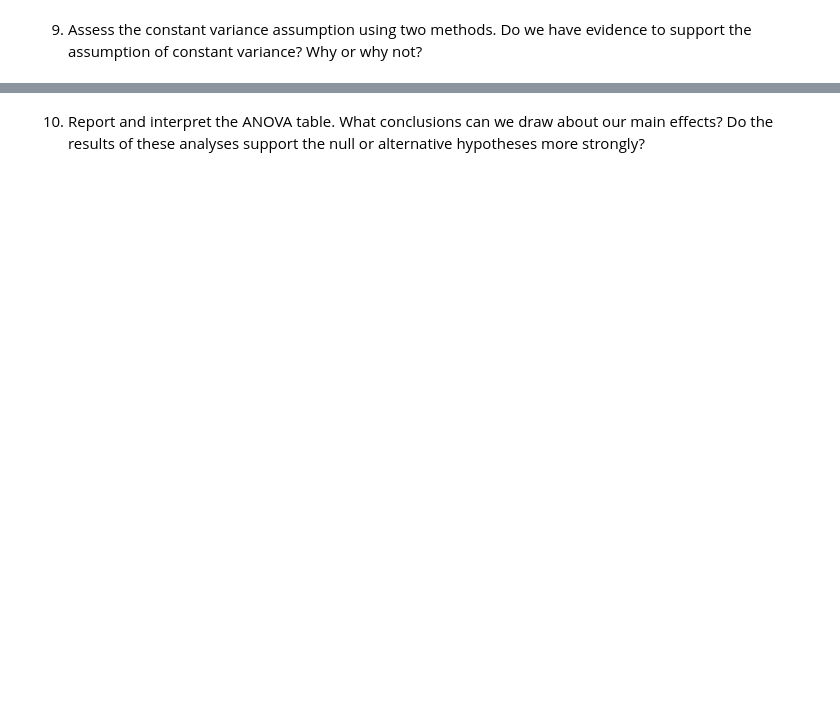
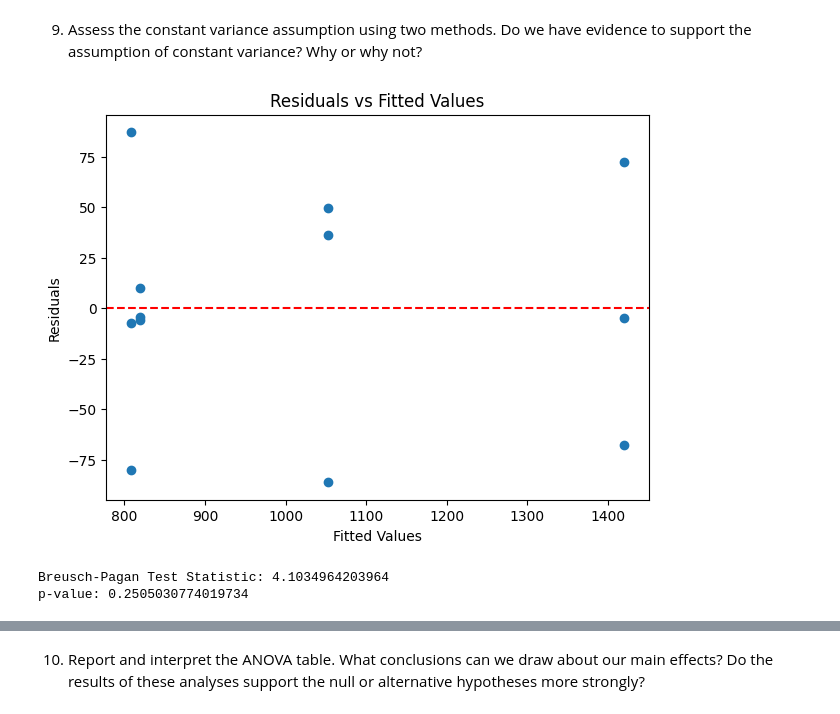
Before and after one commit to Sravan5452/STAT-7220-Applied-Experimental-Design, a Jupyter notebook: Assignments/Final-Exam/Final-Exam_Sravan.ipynb, the cells around one changed output, grey strips where cells are left out. Saved outputs shown, nothing was run; the diff lists cells and outputs as text; code cells hidden in the pictures; blank space fills up the shorter version.

```diff
--- a/Assignments/Final-Exam/Final-Exam_Sravan.ipynb
+++ b/Assignments/Final-Exam/Final-Exam_Sravan.ipynb
@@ -573,3 +1027,40 @@ To be more efficient with time and resources, you decide to conduct a $2^{3-1}$
 9. Assess the constant variance assumption using two methods. Do we have evidence to support the assumption of constant variance? Why or why not?
 # %%
 ## Question 9 Code ##
+from statsmodels.stats.diagnostic import het_breuschpagan
+
+import matplotlib.pyplot as plt
+
+# Residuals and fitted values
+
+residuals = model.resid
+
+fitted_values = model.fittedvalues
+
+# Residuals vs Fitted Plot
+
+plt.figure(figsize=(7,5))
+
+plt.scatter(fitted_values, residuals)
+
+plt.axhline(y=0, color='red', linestyle='--')
+
+plt.xlabel("Fitted Values")
+
+plt.ylabel("Residuals")
+
+plt.title("Residuals vs Fitted Values")
+
+plt.show()
+
+# Breusch-Pagan Test
+
+bp_test = het_breuschpagan(residuals, model.model.exog)
+
+print("Breusch-Pagan Test Statistic:", bp_test[0])
+
+print("p-value:", bp_test[1])
+# %% [output]
+[figure, added]
+Breusch-Pagan Test Statistic: 4.1034964203964
+p-value: 0.2505030774019734
```
Also changed, not shown: parts of 18 cells of this notebook.
